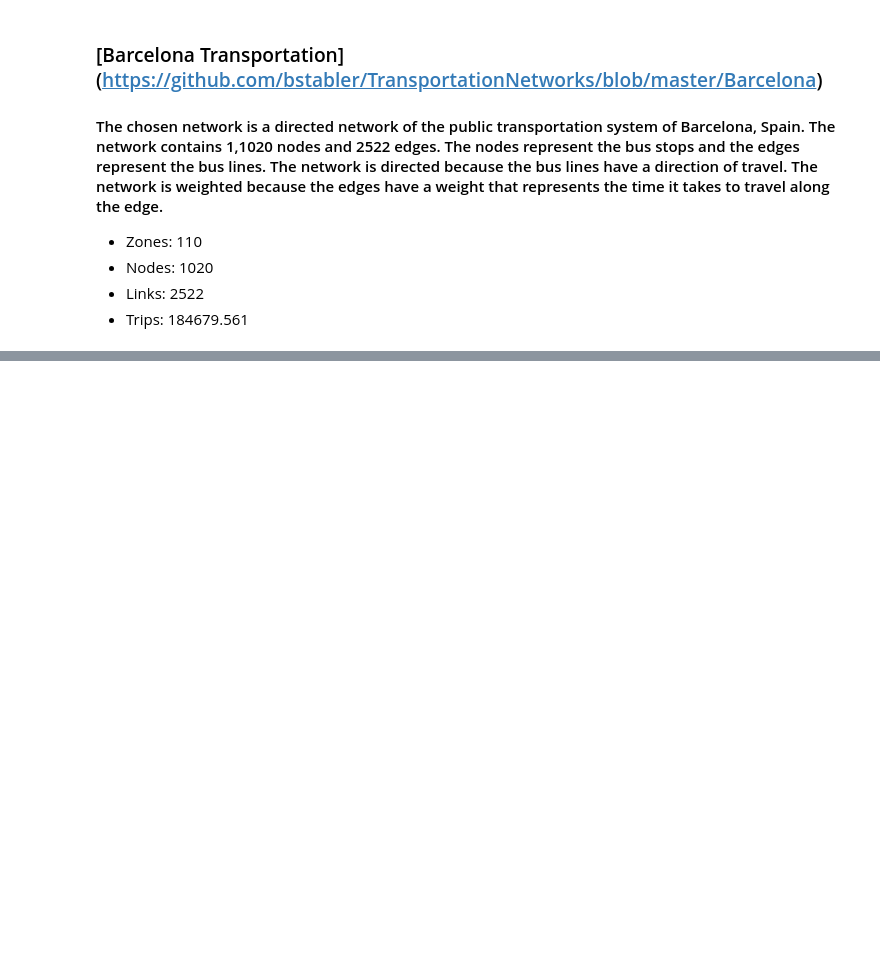
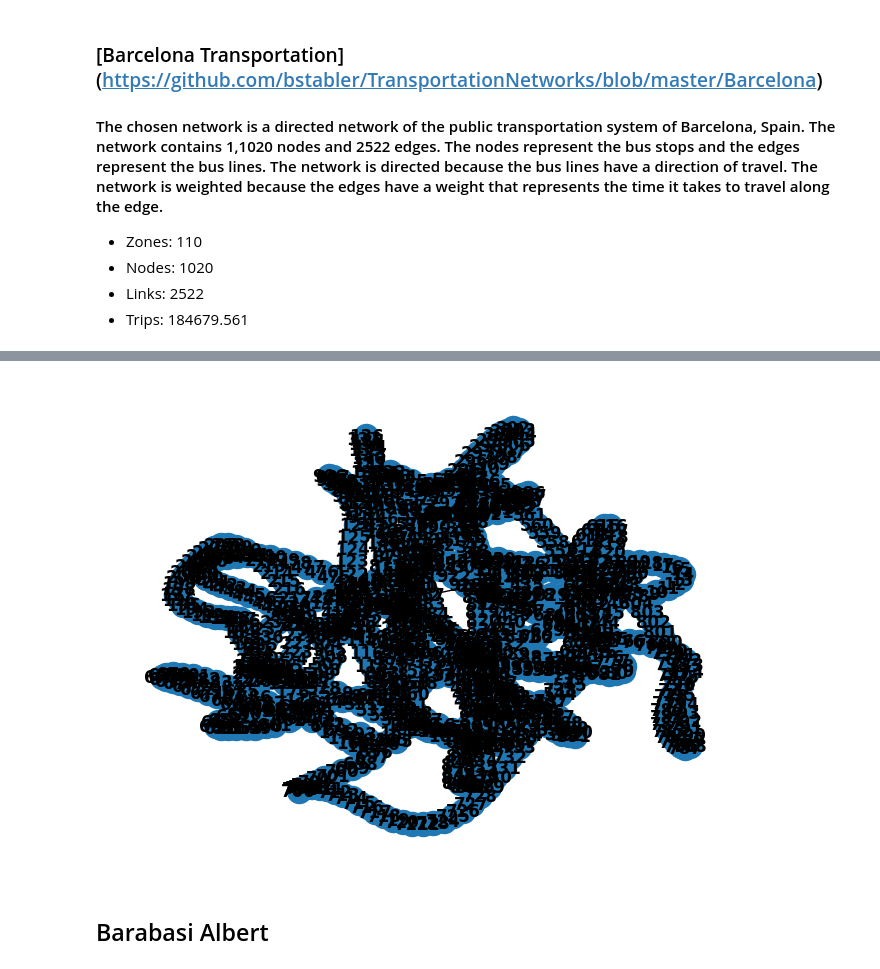
Before and after one commit to balthapaixao/football-networks, a Jupyter notebook: analysis/assignments/2023_3/complex_networks_camparing-2023.ipynb, the cells around one changed output, grey strips where cells are left out. Cells and saved outputs as stored; diff of their text form; code cells hidden in the pictures; blank space fills up the shorter version.

```diff
--- a/analysis/assignments/2023_3/complex_networks_camparing-2023.ipynb
+++ b/analysis/assignments/2023_3/complex_networks_camparing-2023.ipynb
@@ -86,0 +105,8 @@ nx.draw_networkx(G_random, nx.layout.circular_layout(G_random))
+# %%
+G_WS = nx.watts_strogatz_graph(n_nodes, k=4, p=p, seed=57)
+# %%
+nx.draw(G_WS, with_labels=True, font_weight="bold")
+# %% [output]
+[figure, added]
+# %% [markdown]
+## Barabasi Albert
```
Also changed, not shown: parts of 12 cells of this notebook.
